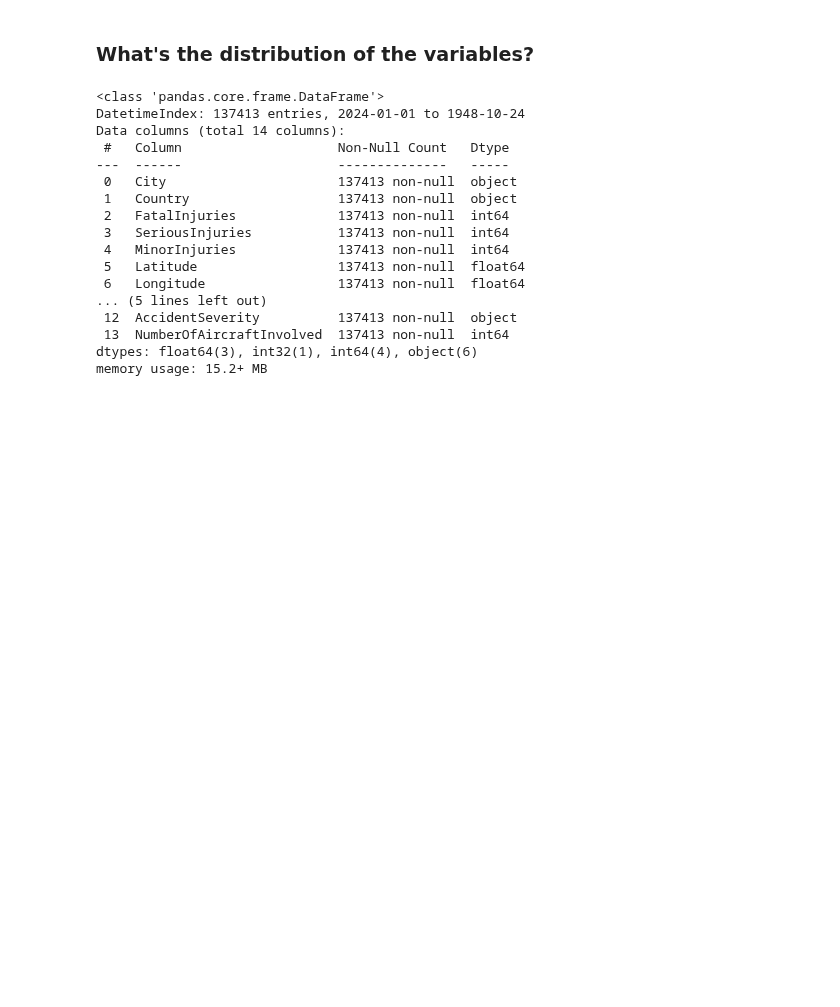
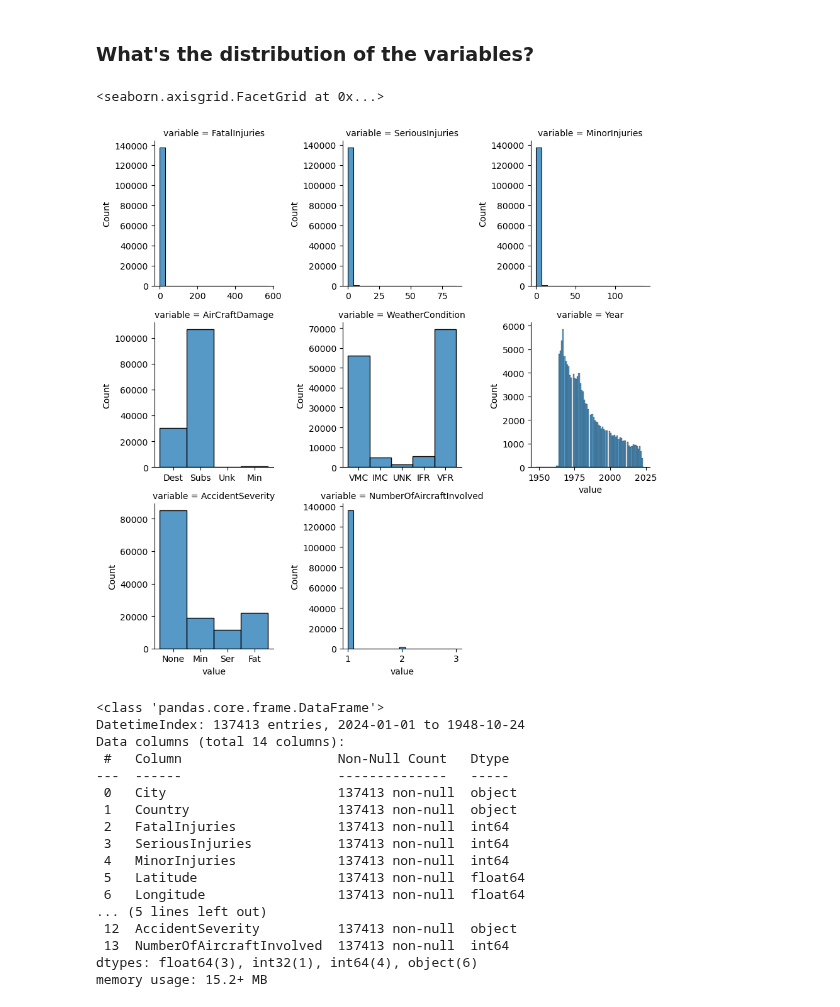
Before and after one commit to deniselouzada/air-accident-reports, a Jupyter notebook: ntsb-accidents.ipynb, the cells around one changed output. Cells and saved outputs as stored; diff of their text form; code cells hidden in the pictures; blank space fills up the shorter version.

```diff
--- a/ntsb-accidents.ipynb
+++ b/ntsb-accidents.ipynb
@@ -684,10 +687,32 @@ More than half of the values are missing, so we cannot use the time of the accid
 Now that the data is clean and organized, let's analyse it and answer some questions
 # %% [markdown]
 ### What's the distribution of the variables?
+# %%
+df_hist = df.drop(
+    columns=["City", "Country", "Latitude", "Longitude", "EventTime", "NumberOfEngines"]
+)
+# %%
+# Change the words to initials for brevity
+df_hist.loc[df.AirCraftDamage.str.contains(
+    "Destroyed"), "AirCraftDamage"] = "Dest"
+df_hist.loc[df.AirCraftDamage.str.contains(
+    "Substantial"), "AirCraftDamage"] = "Subs"
+df_hist.loc[df.AirCraftDamage.str.contains("Minor"), "AirCraftDamage"] = "Min"
+df_hist.loc[df.AirCraftDamage.str.contains("Unknown"), "AirCraftDamage"] = "Unk"
+# %%
+df_hist.loc[df.AccidentSeverity.str.contains(
+    "No injuries"), "AccidentSeverity"] = "None"
+df_hist.loc[df.AccidentSeverity.str.contains(
+    "Minor"), "AccidentSeverity"] = "Min"
+df_hist.loc[df.AccidentSeverity.str.contains("Serious"), "AccidentSeverity"] = "Ser"
+df_hist.loc[df.AccidentSeverity.str.contains("Fatal"), "AccidentSeverity"] = "Fat"
 # %%
-#hist = pd.melt(df, value_vars = df)
-#hist = sns.FacetGrid (hist, col = 'variable', col_wrap = 3, sharex = False, sharey = False)
-#hist.map(sns.histplot, 'value')
+hist = pd.melt(df_hist, value_vars=df_hist)
+hist = sns.FacetGrid(hist, col="variable", col_wrap=3, sharex=False, sharey=False)
+hist.map(sns.histplot, "value")
+# %% [output]
+<seaborn.axisgrid.FacetGrid at 0x...>
+[figure, added]
 # %%
 df.info()
 # %% [output]
```
Also changed, not shown: parts of 32 cells of this notebook.
